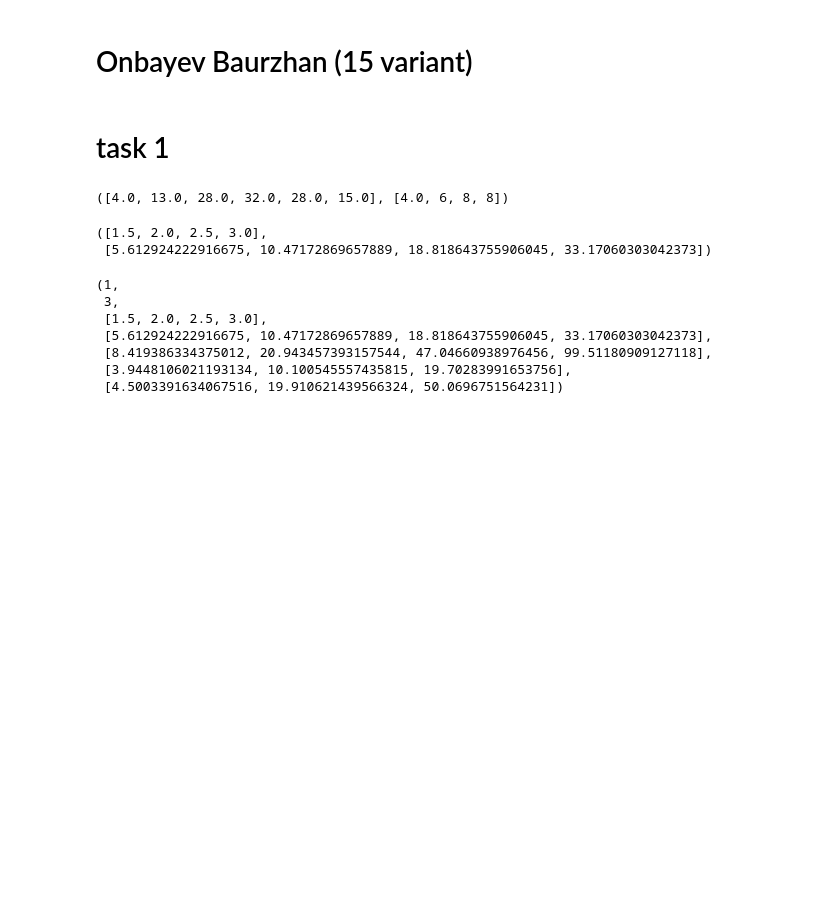
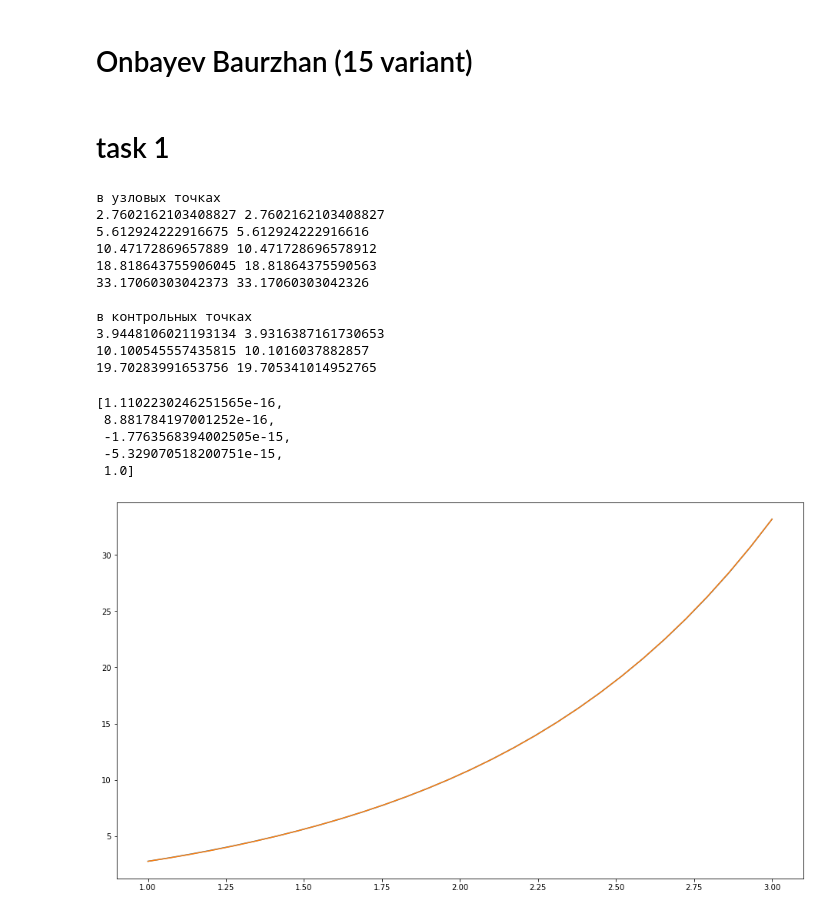
Before and after one commit to Bovrrr/kpfu_3_course_numerical_analisys, a Jupyter notebook: control_work_1/code.ipynb, the cells around one changed output. Saved outputs shown, nothing was run; the diff lists cells and outputs as text; code cells hidden in the pictures; blank space fills up the shorter version.

```diff
--- a/control_work_1/code.ipynb
+++ b/control_work_1/code.ipynb
@@ -30,9 +51,6 @@ x_collection = [a + k * (b - a) / 4 for k in range(1, 5)]
 # task 1
 # %%
 # polynom - будем хранить коэффициенты слева направо по убыванию степени икса
-
-
-from re import L
 
 
 class task_1:
@@ -86,7 +104,7 @@ class task_1:
         return c
 
     @staticmethod
-    def take_derivative(w):
+    def take_derivate(w):
         """
         params:
             w - polynom coefficients (от макс степени к мин степени)
@@ -97,7 +115,7 @@ class task_1:
         size = len(w)
         for i in range(1, size):
             w_[i] = w[i - 1] * (size - i)
-        return w_
+        return w_[1:]
 
     @staticmethod
     def f(w, x):
@@ -109,7 +127,7 @@ class task_1:
             polynom-function value of x
         """
         size = len(w)
-        return sum([w[i] * x ** (size - i) for i in range(size)])
+        return sum([w[i] * x ** (size - i - 1) for i in range(size)])
 
     def count_l_k_var_1(self, k: int):
         w = [1]
@@ -129,7 +147,7 @@ class task_1:
             task_1.pol_prod,
             [[1, -x] for i, x in enumerate(self.x_collection) if i != k],
         )
-        w_d = task_1.take_derivative(w)
+        w_d = task_1.take_derivate(w)
         s = task_1.f(w_d, self.x_collection[k])
         for i, a in enumerate(w):
             w[i] = a / s
@@ -154,24 +172,12 @@ class task_1:
         for i in range(len(self.x_collection)):
             if 1 == var:
                 s += self.y_collection[i] * task_1.f(
-                    self.fund_pol_collection_var_1[i], x
+                    self.fund_pol_collection_var_1[i],
+                    x,
                 )
-            if 2 == var:
+            elif 2 == var:
                 s += self.y_collection[i] * task_1.f(
                     self.fund_pol_collection_var_2[i],
                     x,
                 )
         return s
-# %%
-c = [1, 2, 3]
-d = [4, 5, 6, 5]
-
-task_1.pol_prod(d, c), task_1.pol_sum(d, c)
-# %% [output]
-([4.0, 13.0, 28.0, 32.0, 28.0, 15.0], [4.0, 6, 8, 8])
-# %%
-l = task_1(x_collection, f)
-l.x_collection, l.y_collection
-# %% [output]
-([1.5, 2.0, 2.5, 3.0],
- [5.612924222916675, 10.47172869657889, 18.818643755906045, 33.17060303042373])
@@ -180,12 +184,36 @@ l.count_L()
 # %%
-a, b, x_collection, [f(x) for x in x_collection], [l.L(x, 1) for x in x_collection], [
-    f(x) for x in control_x_collection
-], [l.L(x, 1) for x in control_x_collection],
+l = task_1(x_collection, f)
+l.count_L()
+
+print("в узловых точках")
+for x in x_collection:
+    print(f(x), l.L(x, 1))
+
+print()
+print("в контрольных точках")
+for x in control_x_collection:
+    print(f(x), l.L(x, 1))
 # %% [output]
-(1,
- 3,
- [1.5, 2.0, 2.5, 3.0],
- [5.612924222916675, 10.47172869657889, 18.818643755906045, 33.17060303042373],
- [8.419386334375012, 20.943457393157544, 47.04660938976456, 99.51180909127118],
- [3.9448106021193134, 10.100545557435815, 19.70283991653756],
- [4.5003391634067516, 19.910621439566324, 50.0696751564231])
+в узловых точках
+2.7602162103408827 2.7602162103408827
+5.612924222916675 5.612924222916616
+10.47172869657889 10.471728696578912
+18.818643755906045 18.81864375590563
+33.17060303042373 33.17060303042326
+
+в контрольных точках
+3.9448106021193134 3.9316387161730653
+10.100545557435815 10.1016037882857
+19.70283991653756 19.705341014952765
+# %%
+reduce(task_1.pol_sum, l.fund_pol_collection_var_1)
+# %% [output]
+[1.1102230246251565e-16,
+ 8.881784197001252e-16,
+ -1.7763568394002505e-15,
+ -5.329070518200751e-15,
+ 1.0]
+# %%
+plot_graphic([f, lambda x: l.L(x, 1)], a, b, 30)
+# %% [output]
+[figure, added]
```
Also changed, not shown: parts of 18 cells of this notebook, 1 other file.
